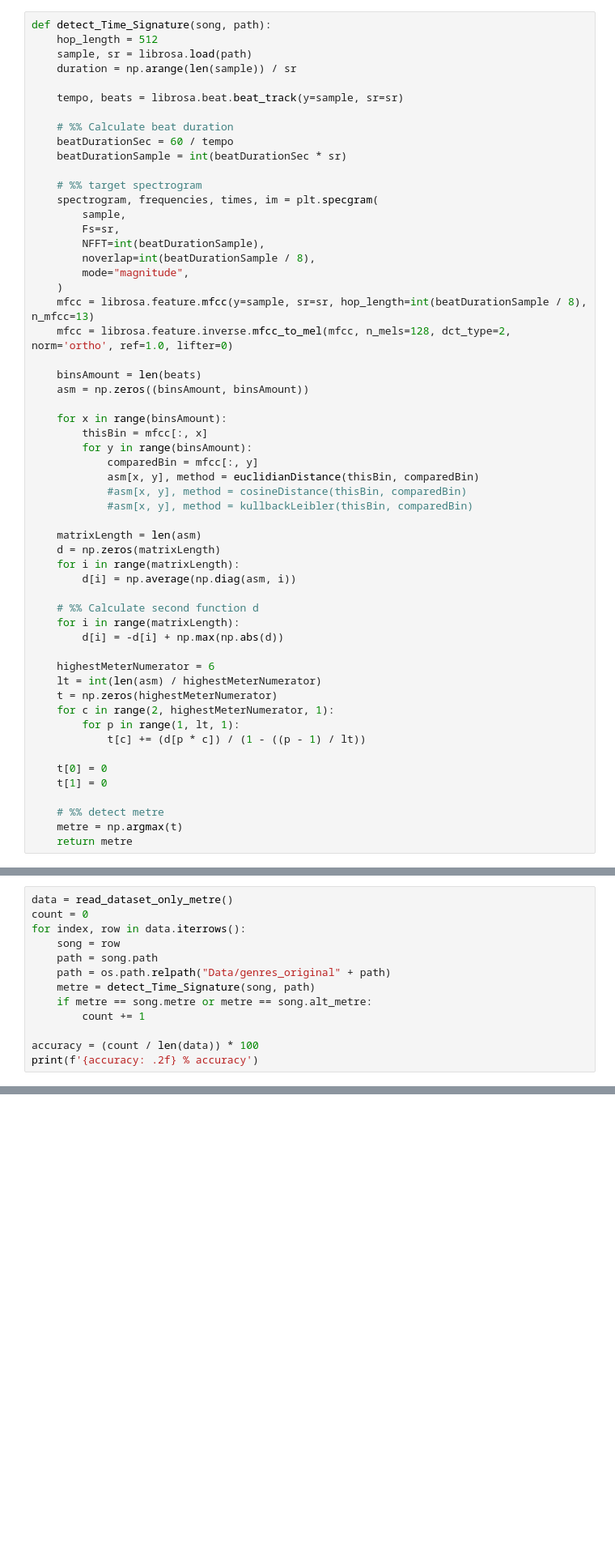
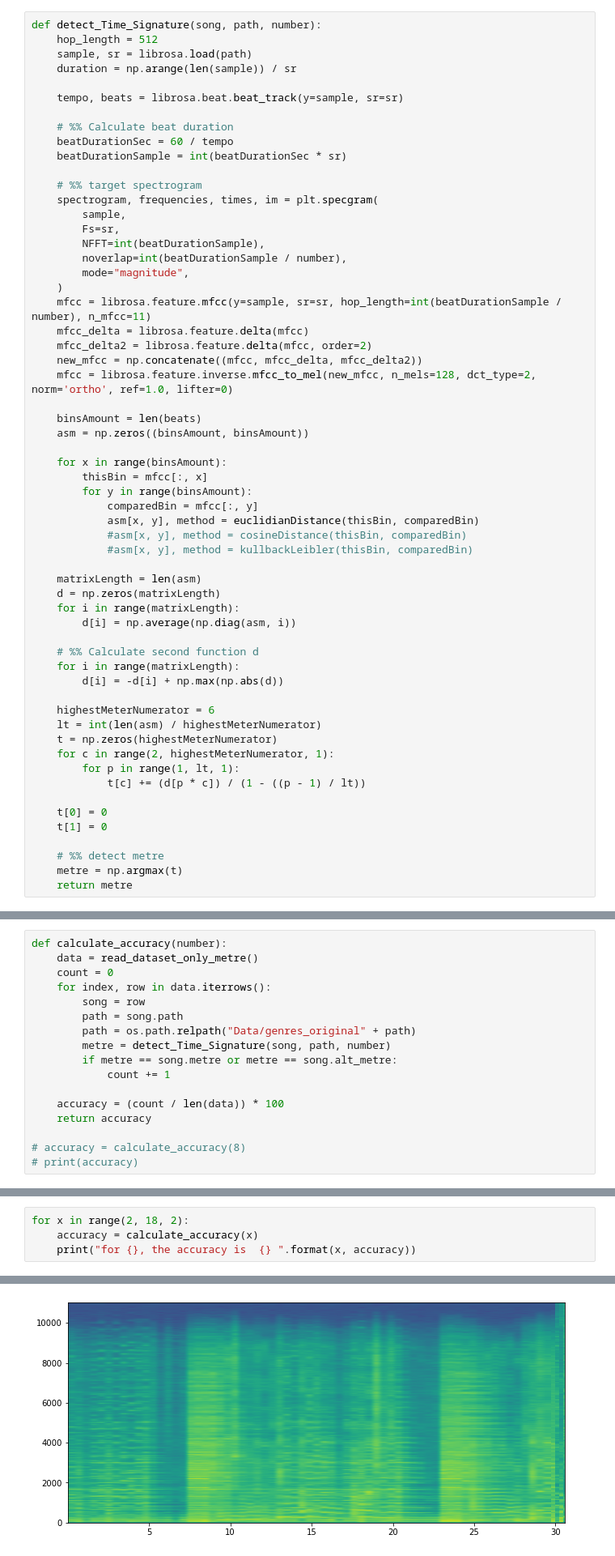
Before and after one commit to pianistprogrammer/TimeSignatureEstimator, a Jupyter notebook: MFCCGainza.ipynb, the cells around one changed output, grey strips where cells are left out. Shown at 81% size. Saved outputs shown, nothing was run; the diff lists cells and outputs as text; blank space fills up the shorter version.

Commit message:
update to bsm and asm implementation to increase accuracy

```diff
--- a/MFCCGainza.ipynb
+++ b/MFCCGainza.ipynb
@@ -23,7 +23,7 @@ def cosineDistance(oneBin, secondBin):
 def kullbackLeibler(oneBin, secondBin):
         return np.sum(oneBin * np.log(oneBin / secondBin)), "Kullback-Leiber"
 # %%
-def detect_Time_Signature(song, path):
+def detect_Time_Signature(song, path, number):
     hop_length = 512
     sample, sr = librosa.load(path)
     duration = np.arange(len(sample)) / sr
@@ -39,11 +39,14 @@ def detect_Time_Signature(song, path):
         sample,
         Fs=sr,
         NFFT=int(beatDurationSample),
-        noverlap=int(beatDurationSample / 8),
+        noverlap=int(beatDurationSample / number),
         mode="magnitude",
     )
-    mfcc = librosa.feature.mfcc(y=sample, sr=sr, hop_length=int(beatDurationSample / 8), n_mfcc=13)
-    mfcc = librosa.feature.inverse.mfcc_to_mel(mfcc, n_mels=128, dct_type=2, norm='ortho', ref=1.0, lifter=0)
+    mfcc = librosa.feature.mfcc(y=sample, sr=sr, hop_length=int(beatDurationSample / number), n_mfcc=11)
+    mfcc_delta = librosa.feature.delta(mfcc)
+    mfcc_delta2 = librosa.feature.delta(mfcc, order=2)
+    new_mfcc = np.concatenate((mfcc, mfcc_delta, mfcc_delta2))
+    mfcc = librosa.feature.inverse.mfcc_to_mel(new_mfcc, n_mels=128, dct_type=2, norm='ortho', ref=1.0, lifter=0)
 
     binsAmount = len(beats)
     asm = np.zeros((binsAmount, binsAmount))
@@ -92,15 +95,19 @@ def read_dataset_only_metre():
     data = data[data.metre.notnull()]
     return data
 # %%
-data = read_dataset_only_metre()
-count = 0
-for index, row in data.iterrows():
-    song = row
-    path = song.path
-    path = os.path.relpath("Data/genres_original" + path)
-    metre = detect_Time_Signature(song, path)
-    if metre == song.metre or metre == song.alt_metre:
-        count += 1
+def calculate_accuracy(number):
+    data = read_dataset_only_metre()
+    count = 0
+    for index, row in data.iterrows():
+        song = row
+        path = song.path
+        path = os.path.relpath("Data/genres_original" + path)
+        metre = detect_Time_Signature(song, path, number)
+        if metre == song.metre or metre == song.alt_metre:
+            count += 1
 
-accuracy = (count / len(data)) * 100
-print(f'{accuracy: .2f} % accuracy')
+    accuracy = (count / len(data)) * 100
+    return accuracy
+
+# accuracy = calculate_accuracy(8)
+# print(accuracy)
@@ -109,0 +114,5 @@ print(f'{accuracy: .2f} % accuracy')
+# %%
+for x in range(2, 18, 2):
+    accuracy = calculate_accuracy(x)
+    print("for {}, the accuracy is  {} ".format(x, accuracy))
+# %% [output]
@@ -109,0 +127 @@ print(f'{accuracy: .2f} % accuracy')
+[figure, added]
```
Also changed, not shown: parts of 2 cells of this notebook, 2 other files.
